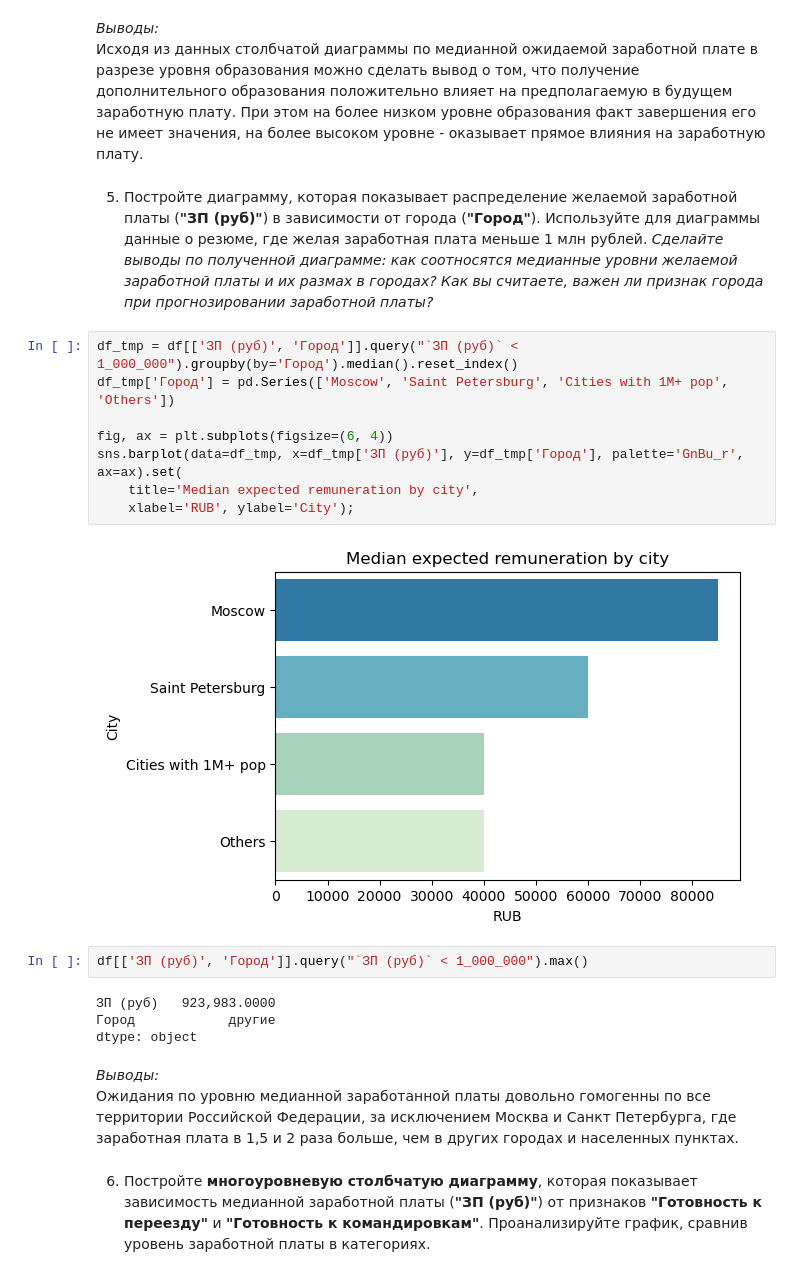
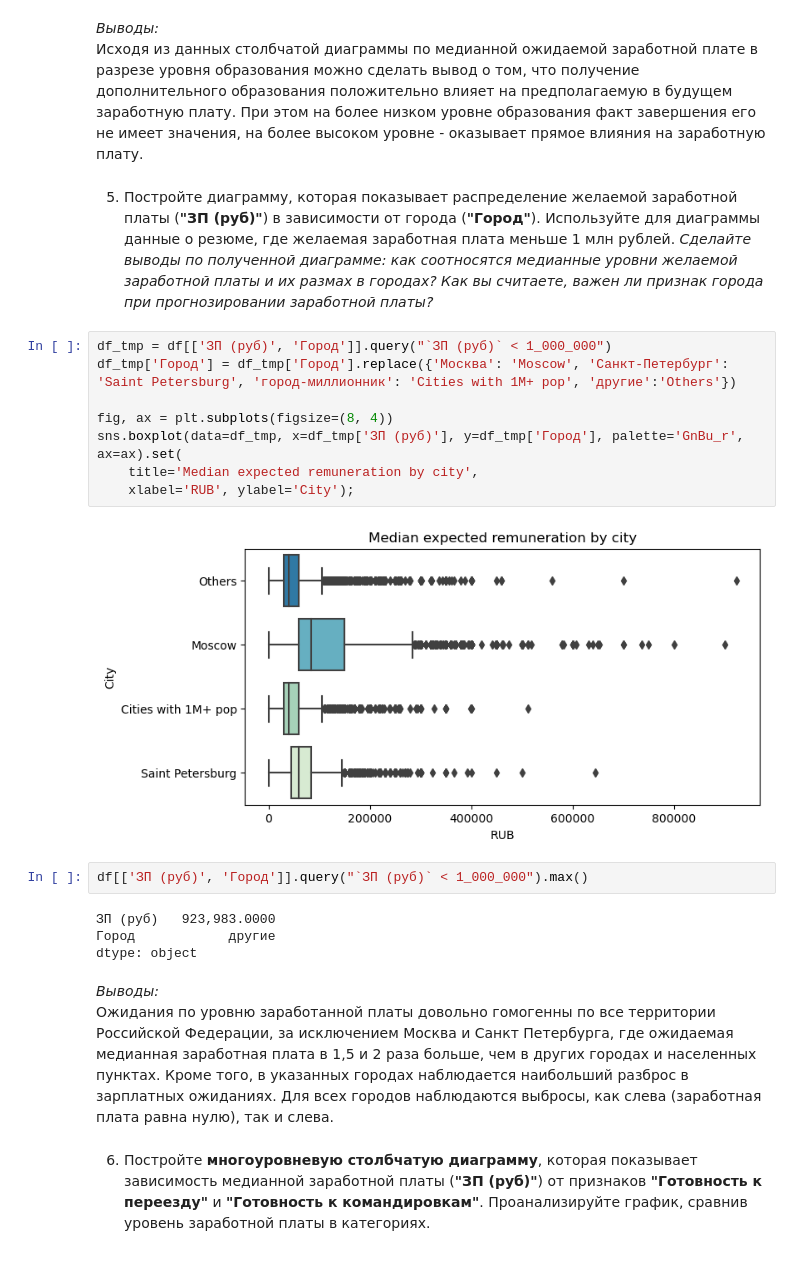
Before and after one commit to cyril-dv/dst148, a Jupyter notebook: project_1/project-1.ipynb, the cells around one changed output. Saved outputs shown, nothing was run; the diff lists cells and outputs as text.

```diff
--- a/project_1/project-1.ipynb
+++ b/project_1/project-1.ipynb
@@ -488,18 +488,18 @@ sns.barplot(data=df_tmp, x=df_tmp['ЗП (руб)'], y=df_tmp['Образован
 *Выводы:*
 Исходя из данных столбчатой диаграммы по медианной ожидаемой заработной плате в разрезе уровня образования можно сделать вывод о том, что получение дополнительного образования положительно влияет на предполагаемую в будущем заработную плату. При этом на более низком уровне образования факт завершения его не имеет значения, на более высоком уровне - оказывает прямое влияния на заработную плату.
 # %% [markdown]
-5. Постройте диаграмму, которая показывает распределение желаемой заработной платы (**"ЗП (руб)"**) в зависимости от города (**"Город"**). Используйте для диаграммы данные о резюме, где желая заработная плата меньше 1 млн рублей.
+5. Постройте диаграмму, которая показывает распределение желаемой заработной платы (**"ЗП (руб)"**) в зависимости от города (**"Город"**). Используйте для диаграммы данные о резюме, где желаемая заработная плата меньше 1 млн рублей.
 *Сделайте выводы по полученной диаграмме: как соотносятся медианные уровни желаемой заработной платы и их размах в городах? Как вы считаете, важен ли признак города при прогнозировании заработной платы?*
 # %%
-df_tmp = df[['ЗП (руб)', 'Город']].query("`ЗП (руб)` < 1_000_000").groupby(by='Город').median().reset_index()
-df_tmp['Город'] = pd.Series(['Moscow', 'Saint Petersburg', 'Cities with 1M+ pop', 'Others'])
+df_tmp = df[['ЗП (руб)', 'Город']].query("`ЗП (руб)` < 1_000_000")
+df_tmp['Город'] = df_tmp['Город'].replace({'Москва': 'Moscow', 'Санкт-Петербург': 'Saint Petersburg', 'город-миллионник': 'Cities with 1M+ pop', 'другие':'Others'})
 
-fig, ax = plt.subplots(figsize=(6, 4))
-sns.barplot(data=df_tmp, x=df_tmp['ЗП (руб)'], y=df_tmp['Город'], palette='GnBu_r', ax=ax).set(
+fig, ax = plt.subplots(figsize=(8, 4))
+sns.boxplot(data=df_tmp, x=df_tmp['ЗП (руб)'], y=df_tmp['Город'], palette='GnBu_r', ax=ax).set(
     title='Median expected remuneration by city',
     xlabel='RUB', ylabel='City');
 # %% [output]
-[figure, old version]
+[figure, new version]
 # %%
 df[['ЗП (руб)', 'Город']].query("`ЗП (руб)` < 1_000_000").max()
 # %% [output]
@@ -508,7 +508,7 @@ df[['ЗП (руб)', 'Город']].query("`ЗП (руб)` < 1_000_000").max()
 dtype: object
 # %% [markdown]
 *Выводы:*
-Ожидания по уровню медианной заработанной платы довольно гомогенны по все территории Российской Федерации, за исключением Москва и Санкт Петербурга, где заработная плата в 1,5 и 2 раза больше, чем в других городах и населенных пунктах.
+Ожидания по уровню заработанной платы довольно гомогенны по все территории Российской Федерации, за исключением Москва и Санкт Петербурга, где ожидаемая медианная заработная плата в 1,5 и 2 раза больше, чем в других городах и населенных пунктах. Кроме того, в указанных городах наблюдается наибольший разброс в зарплатных ожиданиях. Для всех городов наблюдаются выбросы, как слева (заработная плата равна нулю), так и слева.
 # %% [markdown]
 6. Постройте **многоуровневую столбчатую диаграмму**, которая показывает зависимость медианной заработной платы (**"ЗП (руб)"**) от признаков **"Готовность к переезду"** и **"Готовность к командировкам"**. Проанализируйте график, сравнив уровень заработной платы в категориях.
 # %%
```
